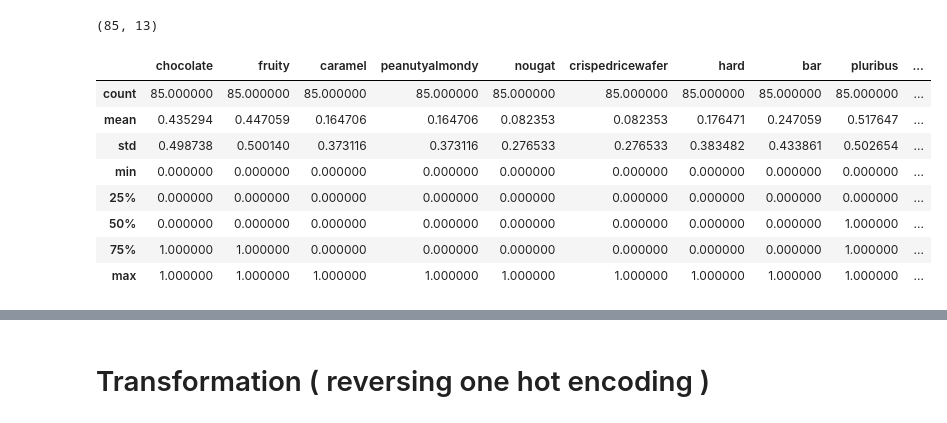
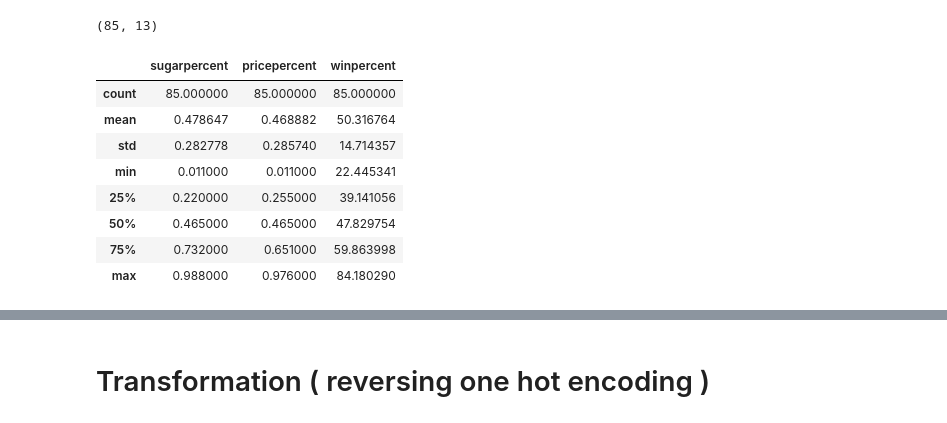
Before and after one commit to ekritsin/candy-challenge, a Jupyter notebook: Candy.ipynb, the cells around one changed output, grey strips where cells are left out. Cells and saved outputs as stored; diff of their text form; code cells hidden in the pictures.

```diff
--- a/Candy.ipynb
+++ b/Candy.ipynb
@@ -23,17 +23,17 @@ candy.shape
 # %% [output]
 (85, 13)
 # %%
-candy.describe()
+candy[['sugarpercent','pricepercent','winpercent']].describe()
 # %% [output]
-|  | chocolate | fruity | caramel | peanutyalmondy | nougat | crispedricewafer | hard | bar | pluribus | ... |
-| count | 85.000000 | 85.000000 | 85.000000 | 85.000000 | 85.000000 | 85.000000 | 85.000000 | 85.000000 | 85.000000 | ... |
-| mean | 0.435294 | 0.447059 | 0.164706 | 0.164706 | 0.082353 | 0.082353 | 0.176471 | 0.247059 | 0.517647 | ... |
-| std | 0.498738 | 0.500140 | 0.373116 | 0.373116 | 0.276533 | 0.276533 | 0.383482 | 0.433861 | 0.502654 | ... |
-| min | 0.000000 | 0.000000 | 0.000000 | 0.000000 | 0.000000 | 0.000000 | 0.000000 | 0.000000 | 0.000000 | ... |
-| 25% | 0.000000 | 0.000000 | 0.000000 | 0.000000 | 0.000000 | 0.000000 | 0.000000 | 0.000000 | 0.000000 | ... |
-| 50% | 0.000000 | 0.000000 | 0.000000 | 0.000000 | 0.000000 | 0.000000 | 0.000000 | 0.000000 | 1.000000 | ... |
-| 75% | 1.000000 | 1.000000 | 0.000000 | 0.000000 | 0.000000 | 0.000000 | 0.000000 | 0.000000 | 1.000000 | ... |
-| max | 1.000000 | 1.000000 | 1.000000 | 1.000000 | 1.000000 | 1.000000 | 1.000000 | 1.000000 | 1.000000 | ... |
+|  | sugarpercent | pricepercent | winpercent |
+| count | 85.000000 | 85.000000 | 85.000000 |
+| mean | 0.478647 | 0.468882 | 50.316764 |
+| std | 0.282778 | 0.285740 | 14.714357 |
+| min | 0.011000 | 0.011000 | 22.445341 |
+| 25% | 0.220000 | 0.255000 | 39.141056 |
+| 50% | 0.465000 | 0.465000 | 47.829754 |
+| 75% | 0.732000 | 0.651000 | 59.863998 |
+| max | 0.988000 | 0.976000 | 84.180290 |
 # %%
 candy[candy.isna()].count()
 # %% [output]
```
Also changed, not shown: parts of 21 cells of this notebook, 2 other files.
